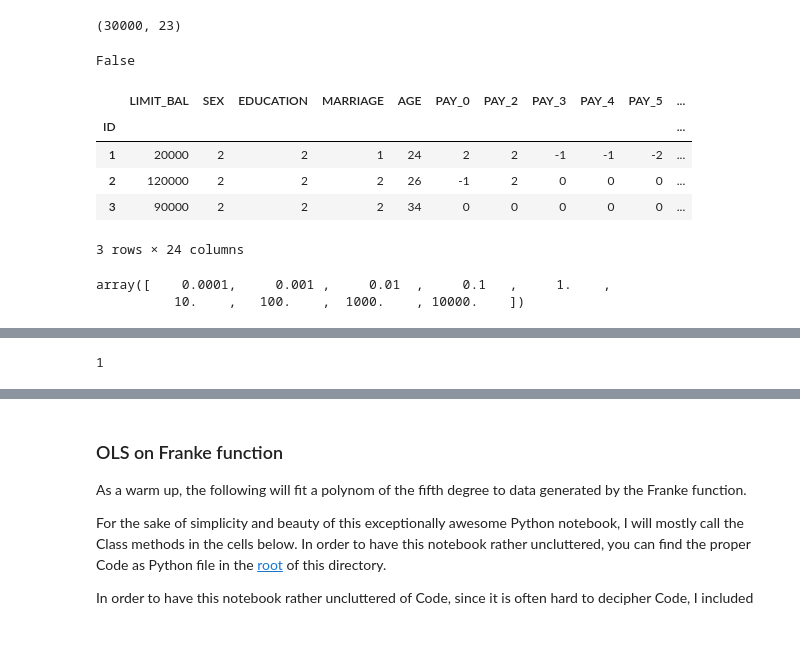
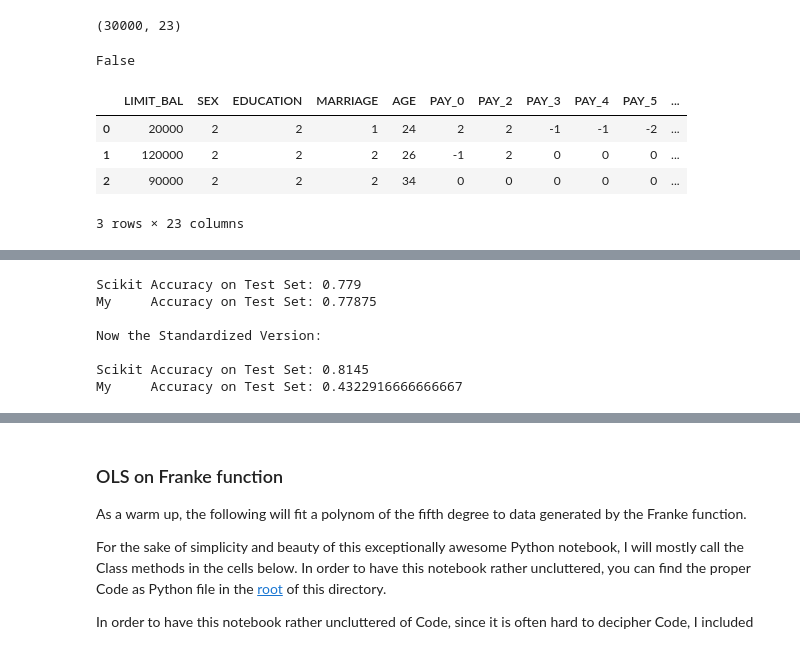
Before and after one commit to lenlehm/Classification-and-Regression, a Jupyter notebook: ClassificationAndRegression.ipynb, the cells around one changed output, grey strips where cells are left out. Cells and saved outputs as stored; diff of their text form; code cells hidden in the pictures.

```diff
--- a/ClassificationAndRegression.ipynb
+++ b/ClassificationAndRegression.ipynb
@@ -447,49 +457,15 @@ X, y = get_data(filePath, standardized=False, normalized=False)
 print(X.shape)
 # %% [output]
 (30000, 23)
-# %%
-## Reading file into data frame
-cwd = os.getcwd()
-filename = cwd + '/default of credit card clients.xls'
-nanDict = {}
-df = pd.read_excel(filename, header=1, skiprows=0, index_col=0, na_values=nanDict)
-df.rename(index=str, columns={"default payment next month": "defaultPaymentNextMonth"}, inplace=True)
-target = 'defaultPaymentNextMonth'
-# get categorical and numeric columns
-numeric_colums = df.columns[df.dtypes == 'int64']
-categorical_columns = df.columns[df.dtypes == 'object']
-
-if len(categorical_columns) > 0:
-    # One- hot encode the categorical values
-    dummies = pd.get_dummies(df[categorical_columns], drop_first=True)
-    df = pd.concat([dummies, df[numeric_colums]], axis=1)
-
-features = [i for i in df.columns if i != target]
-X = df[features]
-y = df[target]
-
-# normalize the data by its standard deviation to alleviate the outliers
-normalized_df = (X - X.mean()) / X.std()
-
-# Features and targets
-# X = df.loc[:, df.columns != 'defaultPaymentNextMonth'].values
-# y = df.loc[:, df.columns == 'defaultPaymentNextMonth'].values
 # %%
 # Check for NaN values
-print(df.isnull().values.any()) # there are no NaN values - AMAZING
-df.head(3)
+print(X.isnull().values.any()) # there are no NaN values - AMAZING
+X.head(3)
 # %% [output]
 False
 |  | LIMIT_BAL | SEX | EDUCATION | MARRIAGE | AGE | PAY_0 | PAY_2 | PAY_3 | PAY_4 | PAY_5 | ... |
-| ID |  |  |  |  |  |  |  |  |  |  | ... |
-| 1 | 20000 | 2 | 2 | 1 | 24 | 2 | 2 | -1 | -1 | -2 | ... |
-| 2 | 120000 | 2 | 2 | 2 | 26 | -1 | 2 | 0 | 0 | 0 | ... |
-| 3 | 90000 | 2 | 2 | 2 | 34 | 0 | 0 | 0 | 0 | 0 | ... |
+| 0 | 20000 | 2 | 2 | 1 | 24 | 2 | 2 | -1 | -1 | -2 | ... |
+| 1 | 120000 | 2 | 2 | 2 | 26 | -1 | 2 | 0 | 0 | 0 | ... |
+| 2 | 90000 | 2 | 2 | 2 | 34 | 0 | 0 | 0 | 0 | 0 | ... |
-3 rows × 24 columns
+3 rows × 23 columns
-# %%
-lambdas = np.logspace(-4,4,9)
-lambdas
-# %% [output]
-array([    0.0001,     0.001 ,     0.01  ,     0.1   ,     1.    ,
-          10.    ,   100.    ,  1000.    , 10000.    ])
 # %%
@@ -512,7 +488,3 @@ PAY_AMT3                  0       896040           -0.296796           50.5944
 PAY_AMT4                  0       621000           -0.308057           39.3315
 PAY_AMT5                  0       426529           -0.314131           27.6032
 PAY_AMT6                  0       528666           -0.293377           29.4446
-# %%
-XTrain, XTest, yTrain, yTest=train_test_split(X, y, test_size = 0,2, random_state=2912)
-# %% [output]
-1
@@ -570,0 +491,24 @@ def gridSearchSummary(method, scoring):
+# %%
+# initialize paramters
+epochs = 100 # after 150 runs already at maximum, so let's keep it rather short for time reasons
+batches = 64
+X,y = get_data()
+# run Logistic Regression on it and my neural network implementation
+logistic = LogisticRegression(X, y, test_size=0.2)
+logistic.optimize(batch_size=batches, regularization='l2', epochs=epochs, lamda=10, plot_training=False)
+
+print("\nNow the Standardized Version:\n")
+stdLogistic = LogisticRegression(stdX, stdY, test_size=0.2)
+stdLogistic.optimize(batch_size=batches, regularization='l2', epochs=epochs, lamda=10, plot_training=False)
+
+# get the best regularization stregthb
+# lambdas = np.logspace(-4,4,9)
+# lambdas
+# %% [output]
+Scikit Accuracy on Test Set: 0.779
+My     Accuracy on Test Set: 0.77875
+
+Now the Standardized Version:
+
+Scikit Accuracy on Test Set: 0.8145
+My     Accuracy on Test Set: 0.4322916666666667
```
Also changed, not shown: parts of 9 cells of this notebook, 2 other files.
